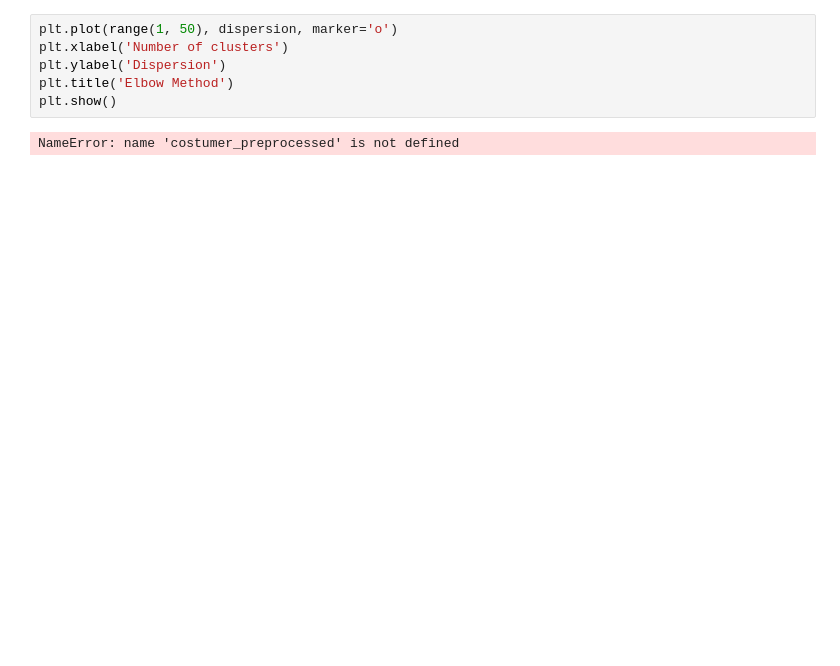
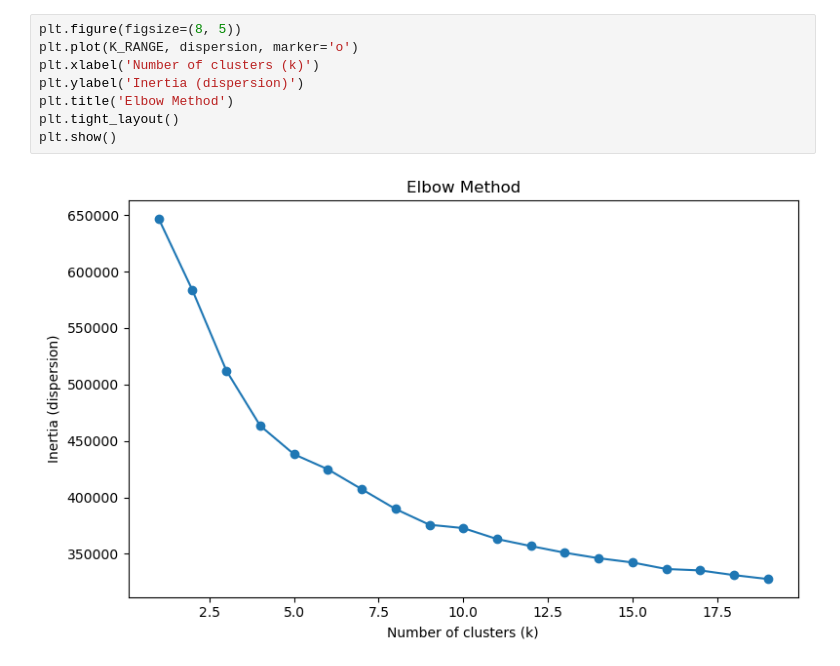
Before and after one commit to margaridaspereira/costumer-assignment, a Jupyter notebook: Kmeans.ipynb, the cells around one changed output. Cells and saved outputs as stored; diff of their text form; blank space fills up the shorter version.

```diff
--- a/Kmeans.ipynb
+++ b/Kmeans.ipynb
@@ -44,10 +48,12 @@ NameError: name 'KMeans' is not defined
 # %%
-plt.plot(range(1, 50), dispersion, marker='o')
-plt.xlabel('Number of clusters')
-plt.ylabel('Dispersion')
+plt.figure(figsize=(8, 5))
+plt.plot(K_RANGE, dispersion, marker='o')
+plt.xlabel('Number of clusters (k)')
+plt.ylabel('Inertia (dispersion)')
 plt.title('Elbow Method')
+plt.tight_layout()
 plt.show()
 # %% [output]
-NameError: name 'costumer_preprocessed' is not defined
+[figure, added]
 # %%
 elbow1 = 6
```
Also changed, not shown: parts of 24 cells of this notebook, 3 other files.
